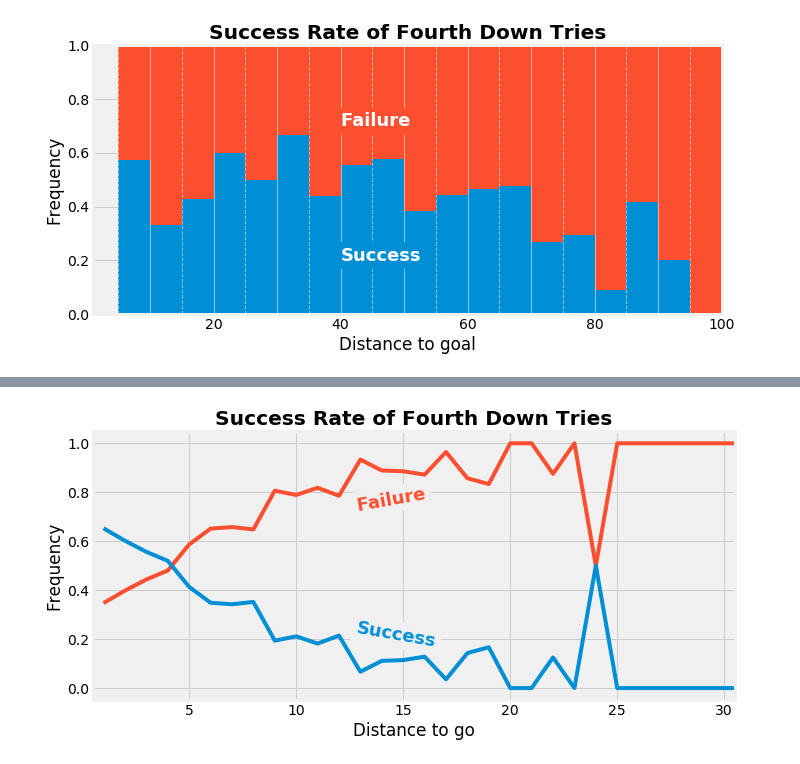
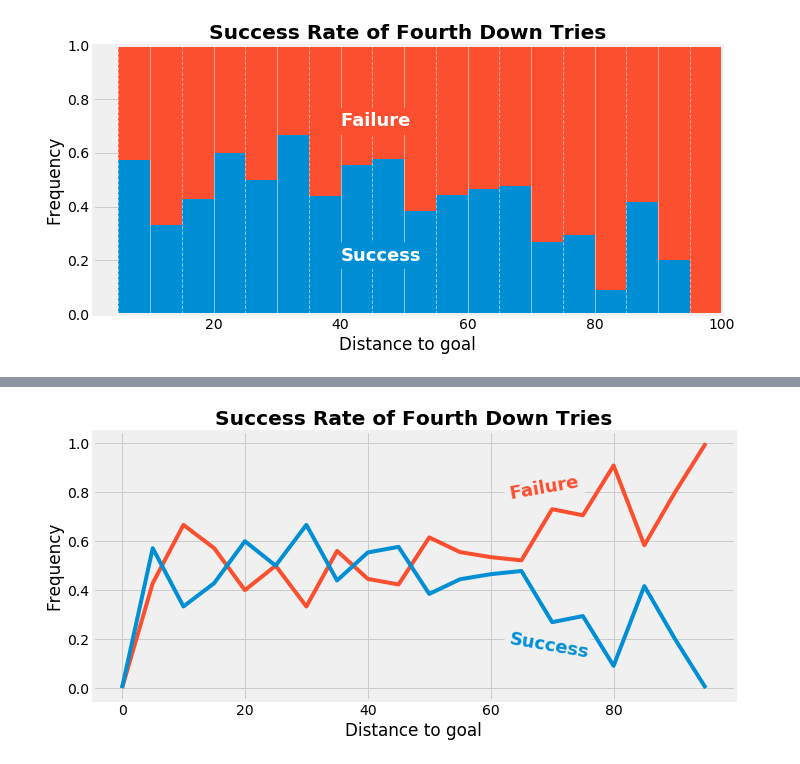
Before and after one commit to SimFootballDev/surrender_punt, a Jupyter notebook: surrender.ipynb, the cells around one changed output, grey strips where cells are left out. Drawn from its saved outputs; the diff is of its cells as text; code cells hidden in the pictures.

Commit message:
images

```diff
--- a/surrender.ipynb
+++ b/surrender.ipynb
@@ -899,25 +901,25 @@ plt.show()
 # %%
 plt.figure(figsize=(10,5),facecolor='w')
 plt.style.use('fivethirtyeight')
 plt.title('Success Rate of Fourth Down Tries',weight='bold')
-plt.xlabel('Distance to go')
+plt.xlabel('Distance to goal')
 plt.ylabel('Frequency')
-plt.plot(triesRange,triesmissList,label='Fail',color='C1')
-plt.plot(triesRange,triesgoodList,label='Success',color='C0')
+plt.plot(triesRange2,triesmissList2,label='Fail',color='C1')
+plt.plot(triesRange2,triesgoodList2,label='Success',color='C0')
 # for i in [10,20,30,40,50,60,70,80,90]:
 #     plt.axvline(i,c='w',lw=1,alpha=0.5)
 # for i in [15,25,35,45,55,65]:
 #     plt.axvline(i,c='w',lw=1,alpha=0.5,ls='--')
-plt.xlim(0.5,30.5)
+# plt.xlim(0.5,30.5)
 # plt.ylim(0,1)
 # plt.legend()
-plt.text(x = 12.75, y = 0.775, s = 'Failure', color = 'C1', weight = 'bold', size = 18, rotation = 10, backgroundcolor = '#f0f0f0')
-plt.text(x = 12.75, y = 0.225, s = 'Success', color = 'C0', weight = 'bold', rotation = -10, size = 18, backgroundcolor = '#f0f0f0')
+plt.text(x = 62.75, y = 0.775, s = 'Failure', color = 'C1', weight = 'bold', size = 18, rotation = 10, backgroundcolor = '#f0f0f0')
+plt.text(x = 62.75, y = 0.125, s = 'Success', color = 'C0', weight = 'bold', rotation = -10, size = 18, backgroundcolor = '#f0f0f0')
 plt.tight_layout()
-plt.savefig('images/tryResults_line.png')
+plt.savefig('images/tryResults_field_line.png')
 plt.show()
 # %% [output]
-[figure, old version]
+[figure, new version]
 # %%
 pd.set_option('display.max_colwidth', -1)
 triesDF[(triesDF['distance']>=15) & (triesDF['tryResult'] == 'Good')].sort_values('distance',ascending=False)
```
Also changed, not shown: parts of 1 cell of this notebook, 2 other files.
